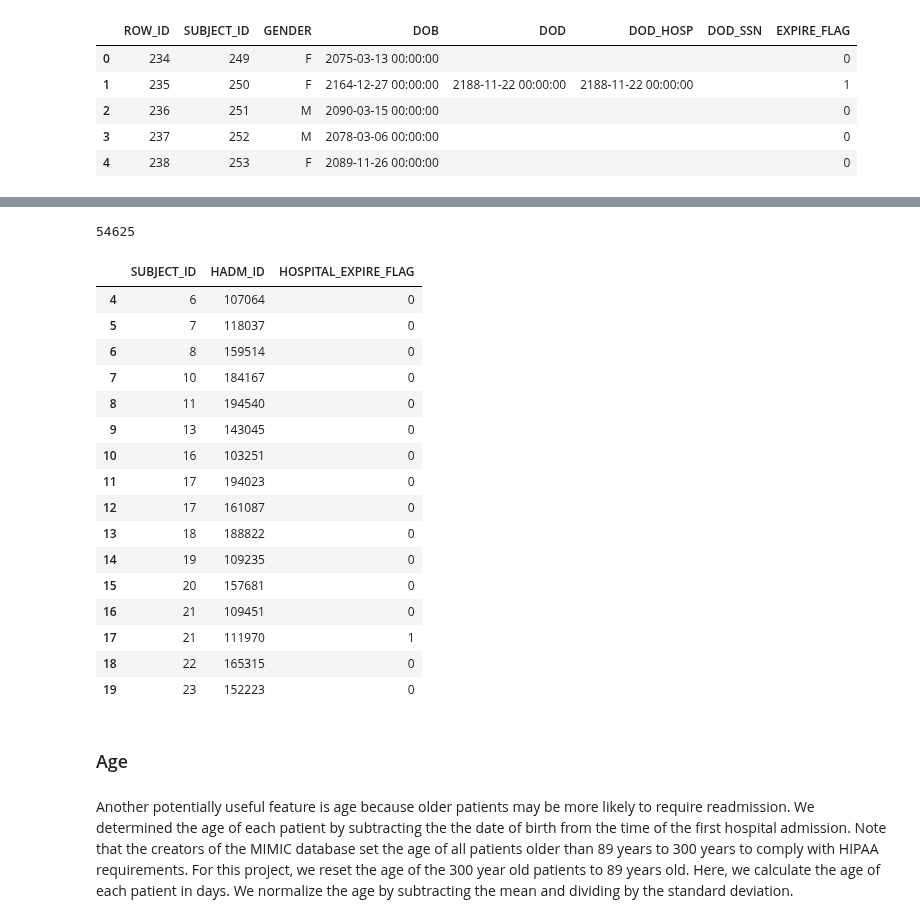
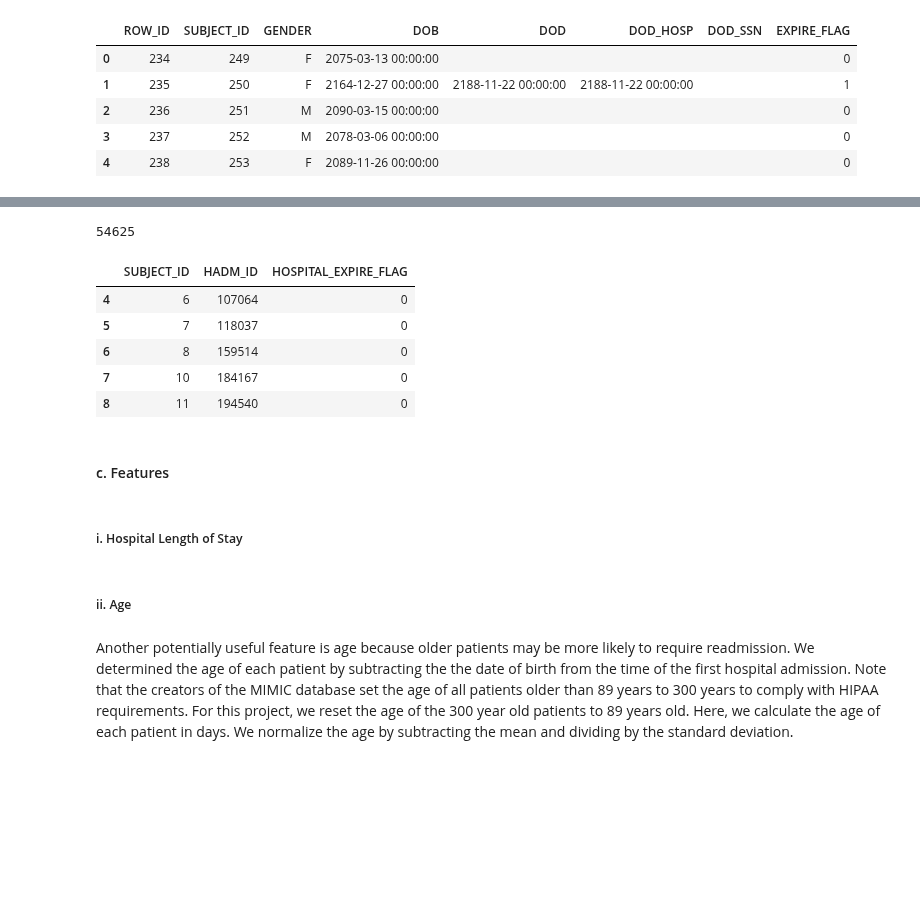
Before and after one commit to kevinmchu/BME590Final, a Jupyter notebook: Process Book.ipynb, the cells around one changed output, grey strips where cells are left out. Cells and saved outputs as stored; diff of their text form; code cells hidden in the pictures; blank space fills up the shorter version.

```diff
--- a/Process Book.ipynb
+++ b/Process Book.ipynb
@@ -143,27 +127,20 @@ Patients who survived their first visit: 42169
 # %%
 # All admissions information for relevant patients
 all_admissions_for_relevant_patients = pd.merge(relevant_patients, all_admissions_info, how='inner', on='SUBJECT_ID')
 print(all_admissions_for_relevant_patients.shape[0])
-all_admissions_for_relevant_patients[4:20]
+all_admissions_for_relevant_patients[4:9]
 # %% [output]
 54625
 |  | SUBJECT_ID | HADM_ID | HOSPITAL_EXPIRE_FLAG |
 | 4 | 6 | 107064 | 0 |
 | 5 | 7 | 118037 | 0 |
 | 6 | 8 | 159514 | 0 |
 | 7 | 10 | 184167 | 0 |
 | 8 | 11 | 194540 | 0 |
-| 9 | 13 | 143045 | 0 |
-| 10 | 16 | 103251 | 0 |
-| 11 | 17 | 194023 | 0 |
-| 12 | 17 | 161087 | 0 |
-| 13 | 18 | 188822 | 0 |
-| 14 | 19 | 109235 | 0 |
-| 15 | 20 | 157681 | 0 |
-| 16 | 21 | 109451 | 0 |
-| 17 | 21 | 111970 | 1 |
-| 18 | 22 | 165315 | 0 |
-| 19 | 23 | 152223 | 0 |
+# %% [markdown]
+#### c. Features
+# %% [markdown]
+##### i. Hospital Length of Stay
 # %%
 # Features for all patients
 # Only take table info for subjects that are included in our design matrix
@@ -196,7 +173,7 @@ admissions_feats.sort_values('DISCHTIME')
 admissions_feats = admissions_feats.drop_duplicates(subset='SUBJECT_ID', keep='first')
 admissions_feats = admissions_feats[['SUBJECT_ID', 'HADM_ID', 'ADMITTIME', 'HOS_LOS']]
 # %% [markdown]
-### Age
+##### ii. Age
 # %% [markdown]
 Another potentially useful feature is age because older patients may be more likely to require readmission. We determined the age of each patient by subtracting the the date of birth from the time of the first hospital admission. Note that the creators of the MIMIC database set the age of all patients older than 89 years to 300 years to comply with HIPAA requirements. For this project, we reset the age of the 300 year old patients to 89 years old. Here, we calculate the age of each patient in days. We normalize the age by subtracting the mean and dividing by the standard deviation.
 # %%
```
Also changed, not shown: parts of 45 cells of this notebook.
